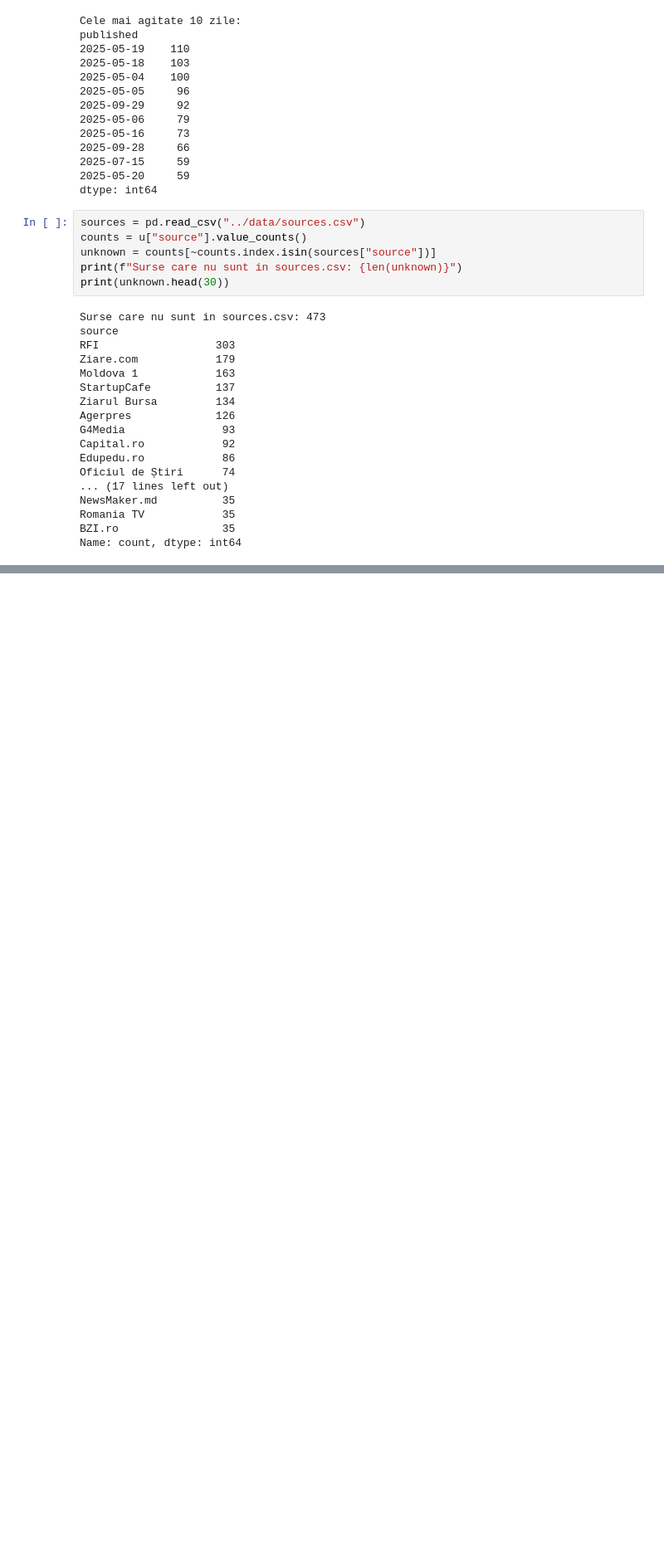
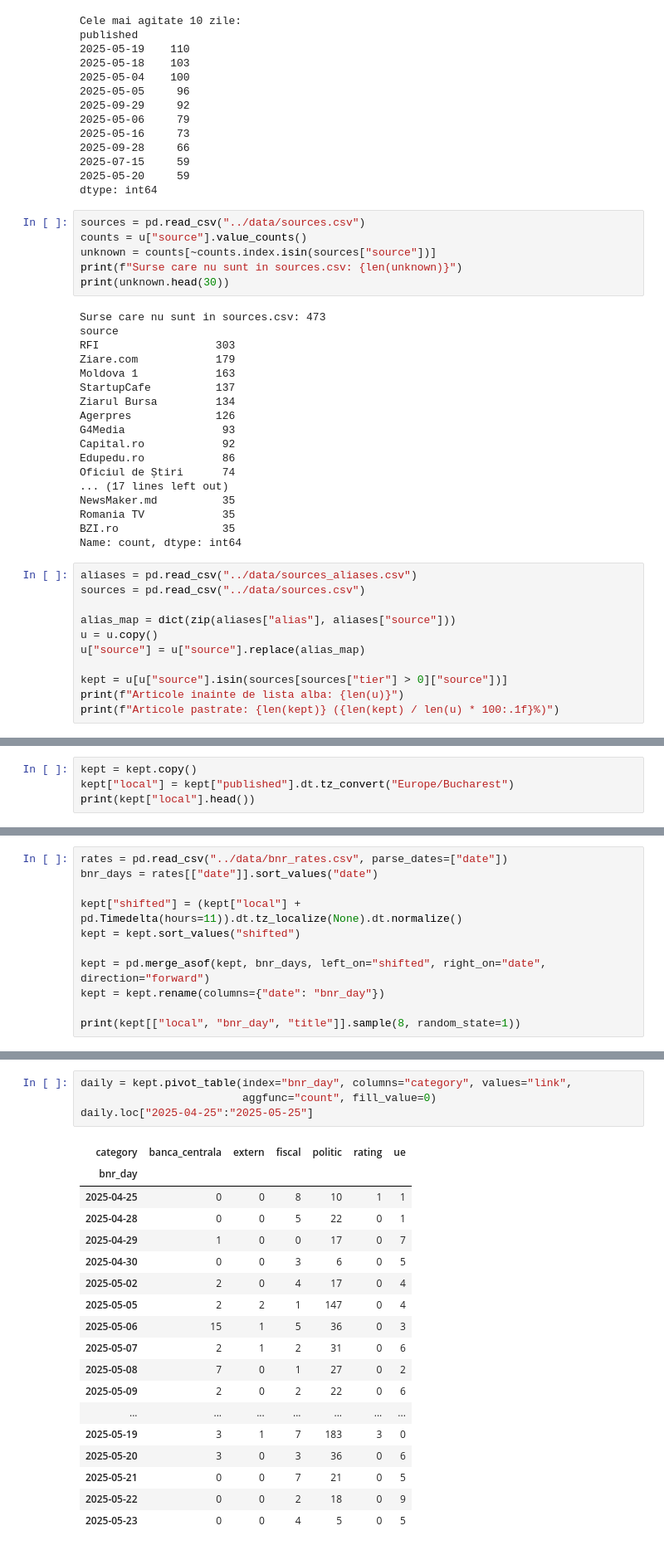
Before and after one commit to alpascino19/fxcast, a Jupyter notebook: notebooks/04_news_history.ipynb, the cells around one changed output, grey strips where cells are left out. Shown at 83% size. Saved outputs shown, nothing was run; the diff lists cells and outputs as text; blank space fills up the shorter version.

```diff
--- a/notebooks/04_news_history.ipynb
+++ b/notebooks/04_news_history.ipynb
@@ -70,3 +70,14 @@ NewsMaker.md          35
 Romania TV            35
 BZI.ro                35
 Name: count, dtype: int64
+# %%
+aliases = pd.read_csv("../data/sources_aliases.csv")
+sources = pd.read_csv("../data/sources.csv")
+
+alias_map = dict(zip(aliases["alias"], aliases["source"]))
+u = u.copy()
+u["source"] = u["source"].replace(alias_map)
+
+kept = u[u["source"].isin(sources[sources["tier"] > 0]["source"])]
+print(f"Articole inainte de lista alba: {len(u)}")
+print(f"Articole pastrate: {len(kept)} ({len(kept) / len(u) * 100:.1f}%)")
@@ -72,0 +87,4 @@ Name: count, dtype: int64
+# %%
+kept = kept.copy()
+kept["local"] = kept["published"].dt.tz_convert("Europe/Bucharest")
+print(kept["local"].head())
@@ -72,0 +98,11 @@ Name: count, dtype: int64
+# %%
+rates = pd.read_csv("../data/bnr_rates.csv", parse_dates=["date"])
+bnr_days = rates[["date"]].sort_values("date")
+
+kept["shifted"] = (kept["local"] + pd.Timedelta(hours=11)).dt.tz_localize(None).dt.normalize()
+kept = kept.sort_values("shifted")
+
+kept = pd.merge_asof(kept, bnr_days, left_on="shifted", right_on="date", direction="forward")
+kept = kept.rename(columns={"date": "bnr_day"})
+
+print(kept[["local", "bnr_day", "title"]].sample(8, random_state=1))
@@ -72,0 +129,23 @@ Name: count, dtype: int64
+# %%
+daily = kept.pivot_table(index="bnr_day", columns="category", values="link",
+                         aggfunc="count", fill_value=0)
+daily.loc["2025-04-25":"2025-05-25"]
+# %% [output]
+| category | banca_centrala | extern | fiscal | politic | rating | ue |
+| bnr_day |  |  |  |  |  |  |
+| 2025-04-25 | 0 | 0 | 8 | 10 | 1 | 1 |
+| 2025-04-28 | 0 | 0 | 5 | 22 | 0 | 1 |
+| 2025-04-29 | 1 | 0 | 0 | 17 | 0 | 7 |
+| 2025-04-30 | 0 | 0 | 3 | 6 | 0 | 5 |
+| 2025-05-02 | 2 | 0 | 4 | 17 | 0 | 4 |
+| 2025-05-05 | 2 | 2 | 1 | 147 | 0 | 4 |
+| 2025-05-06 | 15 | 1 | 5 | 36 | 0 | 3 |
+| 2025-05-07 | 2 | 1 | 2 | 31 | 0 | 6 |
+| 2025-05-08 | 7 | 0 | 1 | 27 | 0 | 2 |
+| 2025-05-09 | 2 | 0 | 2 | 22 | 0 | 6 |
+| ... | ... | ... | ... | ... | ... | ... |
+| 2025-05-19 | 3 | 1 | 7 | 183 | 3 | 0 |
+| 2025-05-20 | 3 | 0 | 3 | 36 | 0 | 6 |
+| 2025-05-21 | 0 | 0 | 7 | 21 | 0 | 5 |
+| 2025-05-22 | 0 | 0 | 2 | 18 | 0 | 9 |
+| 2025-05-23 | 0 | 0 | 4 | 5 | 0 | 5 |
```
Also changed, not shown: parts of 8 cells of this notebook, 4 other files.
